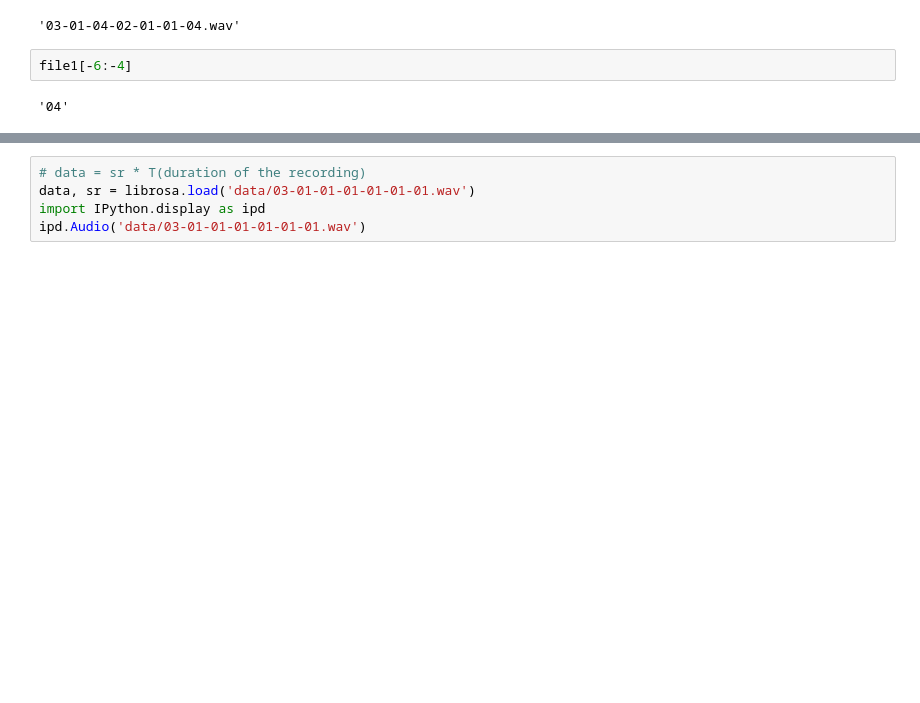
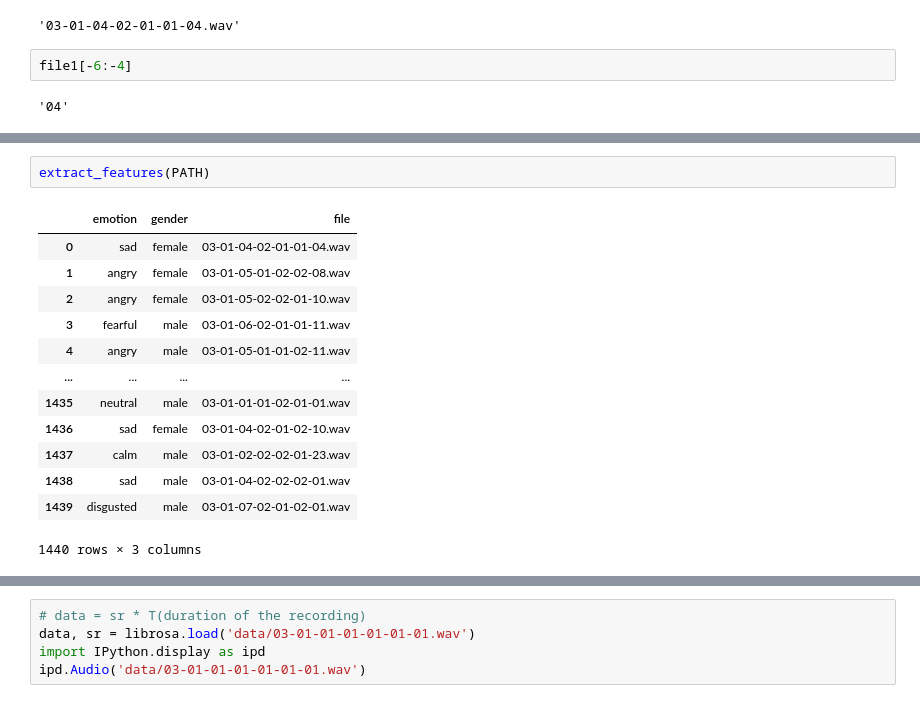
Before and after one commit to lorenanda/speech-emotion-recognition, a Jupyter notebook: preprocessing.ipynb, the cells around one changed output, grey strips where cells are left out. Cells and saved outputs as stored; diff of their text form; blank space fills up the shorter version.

```diff
--- a/preprocessing.ipynb
+++ b/preprocessing.ipynb
@@ -107 +115,17 @@ df["file"] = files_list
+# %%
+extract_features(PATH)
+# %% [output]
+|  | emotion | gender | file |
+| 0 | sad | female | 03-01-04-02-01-01-04.wav |
+| 1 | angry | female | 03-01-05-01-02-02-08.wav |
+| 2 | angry | female | 03-01-05-02-02-01-10.wav |
+| 3 | fearful | male | 03-01-06-02-01-01-11.wav |
+| 4 | angry | male | 03-01-05-01-01-02-11.wav |
+| ... | ... | ... | ... |
+| 1435 | neutral | male | 03-01-01-01-02-01-01.wav |
+| 1436 | sad | female | 03-01-04-02-01-02-10.wav |
+| 1437 | calm | male | 03-01-02-02-02-01-23.wav |
+| 1438 | sad | male | 03-01-04-02-02-02-01.wav |
+| 1439 | disgusted | male | 03-01-07-02-01-02-01.wav |
+1440 rows × 3 columns
 # %%
```
Also changed, not shown: parts of 2 cells of this notebook, 2 other files.
